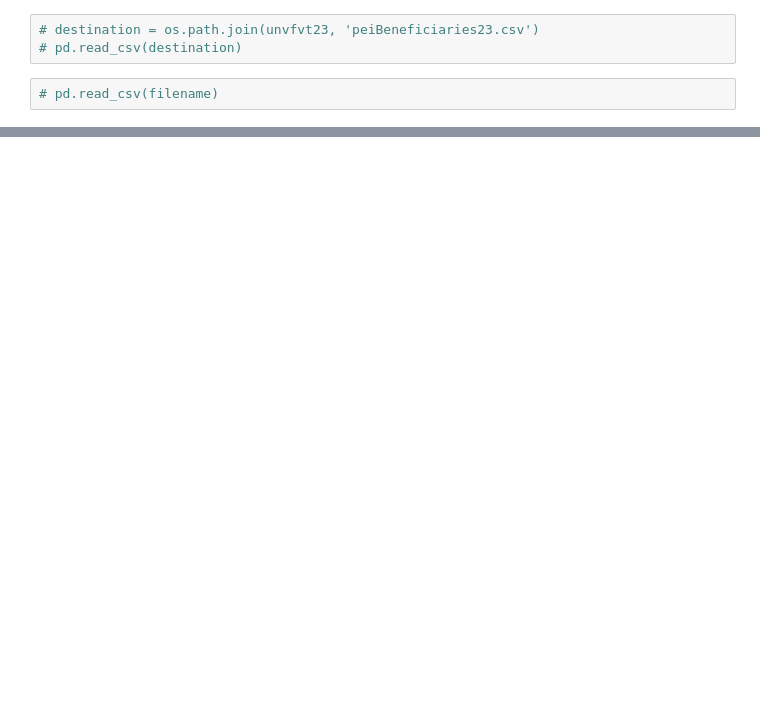
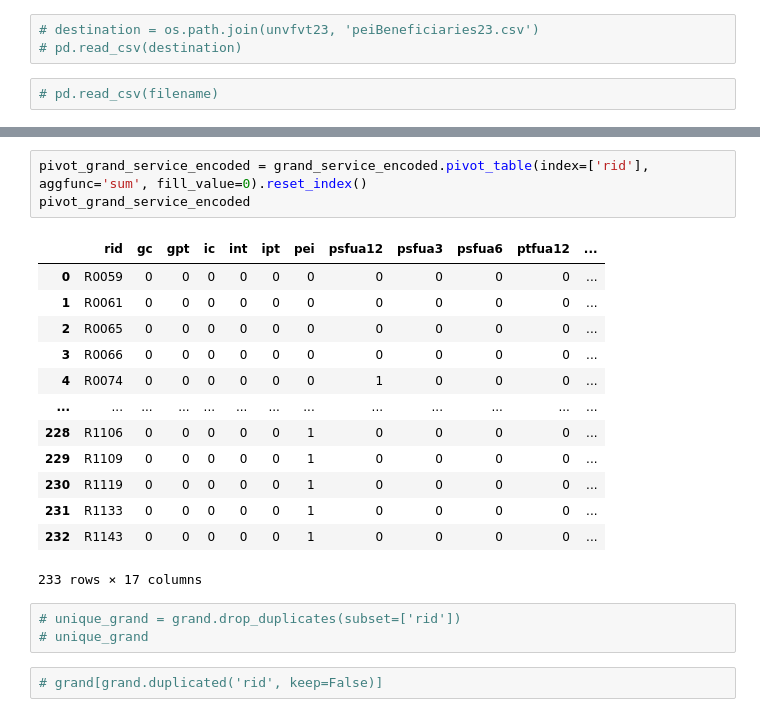
Before and after one commit to ModarYaghi/fc-performeter, a Jupyter notebook: notebooks/unvfvt_rev.ipynb, the cells around one changed output, grey strips where cells are left out. Saved outputs shown, nothing was run; the diff lists cells and outputs as text; blank space fills up the shorter version.

```diff
--- a/notebooks/unvfvt_rev.ipynb
+++ b/notebooks/unvfvt_rev.ipynb
@@ -46,0 +86,22 @@ df[df['rid'] == rid_val]
+# %%
+pivot_grand_service_encoded = grand_service_encoded.pivot_table(index=['rid'], aggfunc='sum', fill_value=0).reset_index()
+pivot_grand_service_encoded
+# %% [output]
+|  | rid | gc | gpt | ic | int | ipt | pei | psfua12 | psfua3 | psfua6 | ptfua12 | ... |
+| 0 | R0059 | 0 | 0 | 0 | 0 | 0 | 0 | 0 | 0 | 0 | 0 | ... |
+| 1 | R0061 | 0 | 0 | 0 | 0 | 0 | 0 | 0 | 0 | 0 | 0 | ... |
+| 2 | R0065 | 0 | 0 | 0 | 0 | 0 | 0 | 0 | 0 | 0 | 0 | ... |
+| 3 | R0066 | 0 | 0 | 0 | 0 | 0 | 0 | 0 | 0 | 0 | 0 | ... |
+| 4 | R0074 | 0 | 0 | 0 | 0 | 0 | 0 | 1 | 0 | 0 | 0 | ... |
+| ... | ... | ... | ... | ... | ... | ... | ... | ... | ... | ... | ... | ... |
+| 228 | R1106 | 0 | 0 | 0 | 0 | 0 | 1 | 0 | 0 | 0 | 0 | ... |
+| 229 | R1109 | 0 | 0 | 0 | 0 | 0 | 1 | 0 | 0 | 0 | 0 | ... |
+| 230 | R1119 | 0 | 0 | 0 | 0 | 0 | 1 | 0 | 0 | 0 | 0 | ... |
+| 231 | R1133 | 0 | 0 | 0 | 0 | 0 | 1 | 0 | 0 | 0 | 0 | ... |
+| 232 | R1143 | 0 | 0 | 0 | 0 | 0 | 1 | 0 | 0 | 0 | 0 | ... |
+233 rows × 17 columns
+# %%
+# unique_grand = grand.drop_duplicates(subset=['rid'])
+# unique_grand
+# %%
+# grand[grand.duplicated('rid', keep=False)]
```
Also changed, not shown: parts of 14 cells of this notebook, 4 other files.
